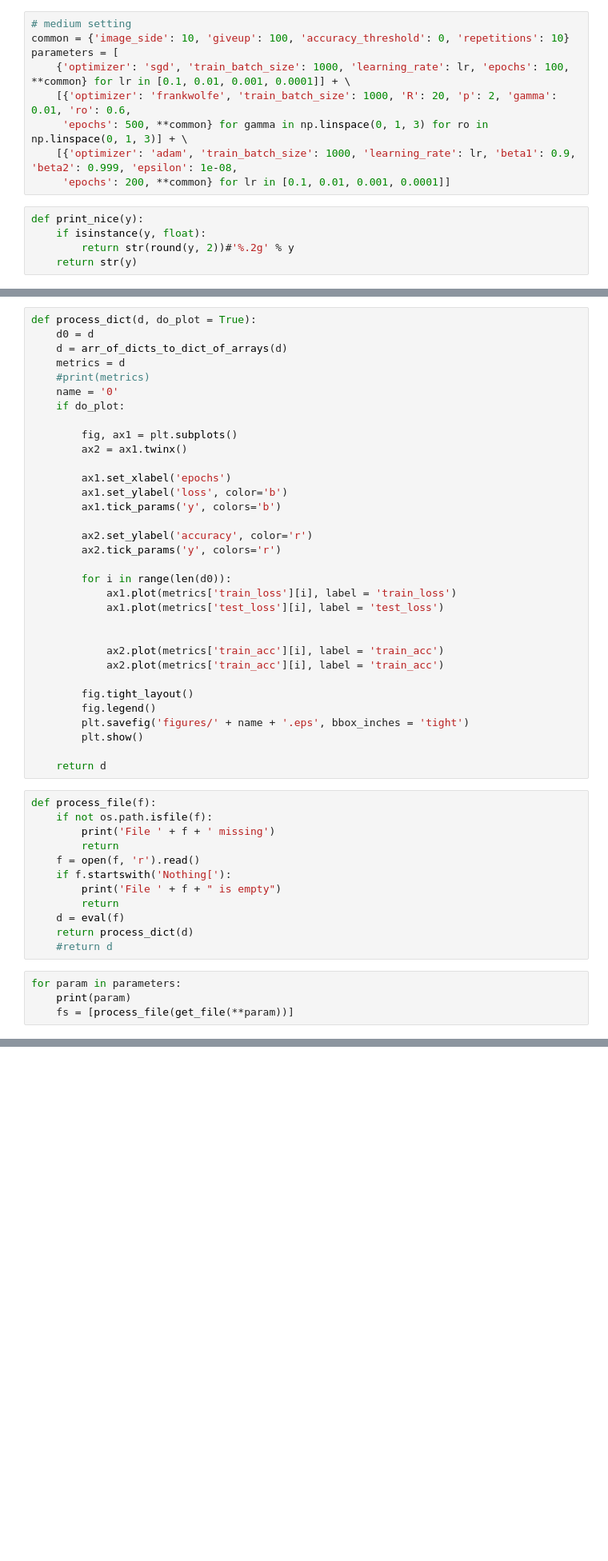
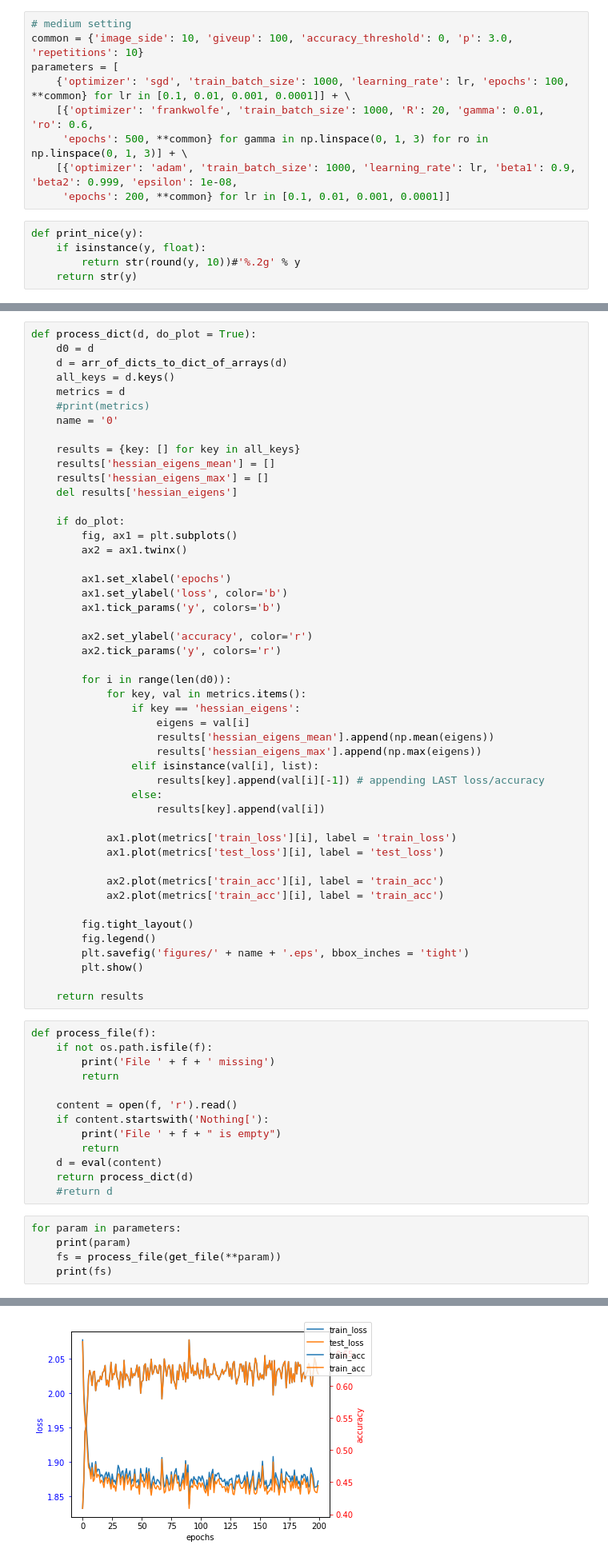
Before and after one commit to sergia-ch/OptMLProject, a Jupyter notebook: create_analyze_runs.ipynb, the cells around one changed output, grey strips where cells are left out. Shown at 80% size. Drawn from its saved outputs; the diff is of its cells as text; blank space fills up the shorter version.

```diff
--- a/create_analyze_runs.ipynb
+++ b/create_analyze_runs.ipynb
@@ -20,16 +16,16 @@ parameters = [
 # %%
 # medium setting
-common = {'image_side': 10, 'giveup': 100, 'accuracy_threshold': 0, 'repetitions': 10}
+common = {'image_side': 10, 'giveup': 100, 'accuracy_threshold': 0, 'p': 3.0, 'repetitions': 10}
 parameters = [
     {'optimizer': 'sgd', 'train_batch_size': 1000, 'learning_rate': lr, 'epochs': 100, **common} for lr in [0.1, 0.01, 0.001, 0.0001]] + \
-    [{'optimizer': 'frankwolfe', 'train_batch_size': 1000, 'R': 20, 'p': 2, 'gamma': 0.01, 'ro': 0.6,
+    [{'optimizer': 'frankwolfe', 'train_batch_size': 1000, 'R': 20, 'gamma': 0.01, 'ro': 0.6,
      'epochs': 500, **common} for gamma in np.linspace(0, 1, 3) for ro in np.linspace(0, 1, 3)] + \
     [{'optimizer': 'adam', 'train_batch_size': 1000, 'learning_rate': lr, 'beta1': 0.9, 'beta2': 0.999, 'epsilon': 1e-08,
      'epochs': 200, **common} for lr in [0.1, 0.01, 0.001, 0.0001]]
 # %%
 def print_nice(y):
     if isinstance(y, float):
-        return str(round(y, 2))#'%.2g' % y
+        return str(round(y, 10))#'%.2g' % y
     return str(y)
 # %%
 def print_one(**kwargs):
@@ -67,11 +63,17 @@ def arr_of_dicts_to_dict_of_arrays(arr):
 def process_dict(d, do_plot = True):
     d0 = d
     d = arr_of_dicts_to_dict_of_arrays(d)
+    all_keys = d.keys()
     metrics = d
     #print(metrics)
     name = '0'
+
+    results = {key: [] for key in all_keys}
+    results['hessian_eigens_mean'] = []
+    results['hessian_eigens_max'] = []
+    del results['hessian_eigens']
+
     if do_plot:
-
         fig, ax1 = plt.subplots()
         ax2 = ax1.twinx()
 
@@ -83,9 +85,18 @@ def process_dict(d, do_plot = True):
         ax2.tick_params('y', colors='r')
 
         for i in range(len(d0)):
+            for key, val in metrics.items():
+                if key == 'hessian_eigens':
+                    eigens = val[i]
+                    results['hessian_eigens_mean'].append(np.mean(eigens))
+                    results['hessian_eigens_max'].append(np.max(eigens))
+                elif isinstance(val[i], list):
+                    results[key].append(val[i][-1]) # appending LAST loss/accuracy
+                else:
+                    results[key].append(val[i])
+
             ax1.plot(metrics['train_loss'][i], label = 'train_loss')
             ax1.plot(metrics['test_loss'][i], label = 'test_loss')
-
 
             ax2.plot(metrics['train_acc'][i], label = 'train_acc')
             ax2.plot(metrics['train_acc'][i], label = 'train_acc')
@@ -95,23 +106,25 @@ def process_dict(d, do_plot = True):
         plt.savefig('figures/' + name + '.eps', bbox_inches = 'tight')
         plt.show()
 
-    return d
+    return results
 # %%
 def process_file(f):
     if not os.path.isfile(f):
         print('File ' + f + ' missing')
         return
-    f = open(f, 'r').read()
-    if f.startswith('Nothing['):
+
+    content = open(f, 'r').read()
+    if content.startswith('Nothing['):
         print('File ' + f + " is empty")
         return
-    d = eval(f)
+    d = eval(content)
     return process_dict(d)
     #return d
 # %%
 for param in parameters:
     print(param)
-    fs = [process_file(get_file(**param))]
+    fs = process_file(get_file(**param))
+    print(fs)
 # %% [output]
 {'optimizer': 'sgd', 'train_batch_size': 1000, 'learning_rate': 0.1, 'epochs': 100, 'image_side': 10, 'giveup': 100, 'accuracy_threshold': 0.0, 'repetitions': 1}
 [figure]
@@ -120,0 +133 @@ File optimizer-frankwolfe_image_side-10_giveup-100_accuracy_threshold-0.0_epochs
+[figure, added]
```
Also changed, not shown: parts of 4 cells of this notebook, 8 other files.
